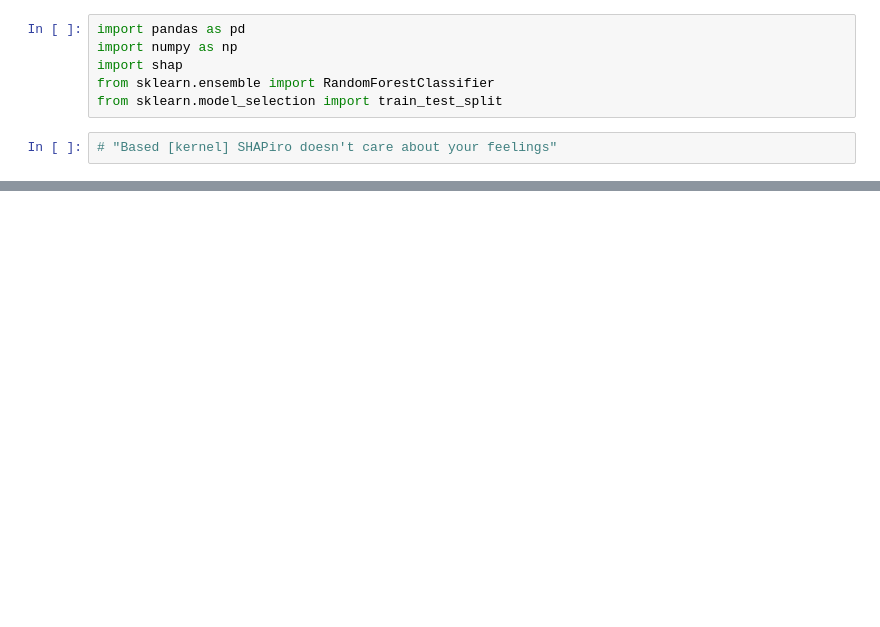
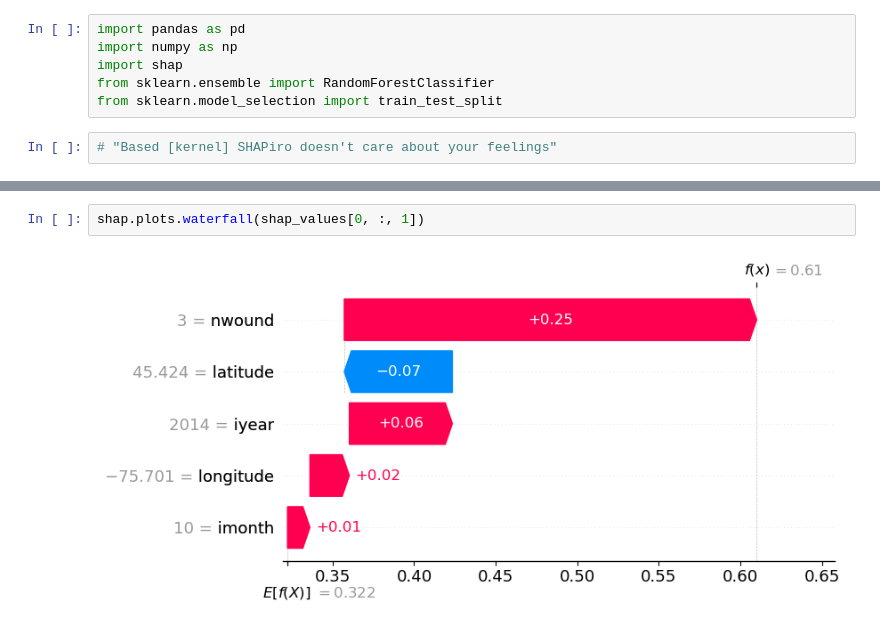
Before and after one commit to jessetjohnson17/special_tools, a Jupyter notebook: shap.ipynb, the cells around one changed output, grey strips where cells are left out. Drawn from its saved outputs; the diff is of its cells as text; blank space fills up the shorter version.

```diff
--- a/shap.ipynb
+++ b/shap.ipynb
@@ -35,0 +89,4 @@ df.groupby('imonth')['iday'].count().plot()
+# %%
+shap.plots.waterfall(shap_values[0, :, 1])
+# %% [output]
+[figure, added]
```
Also changed, not shown: parts of 7 cells of this notebook, 1 other file.
